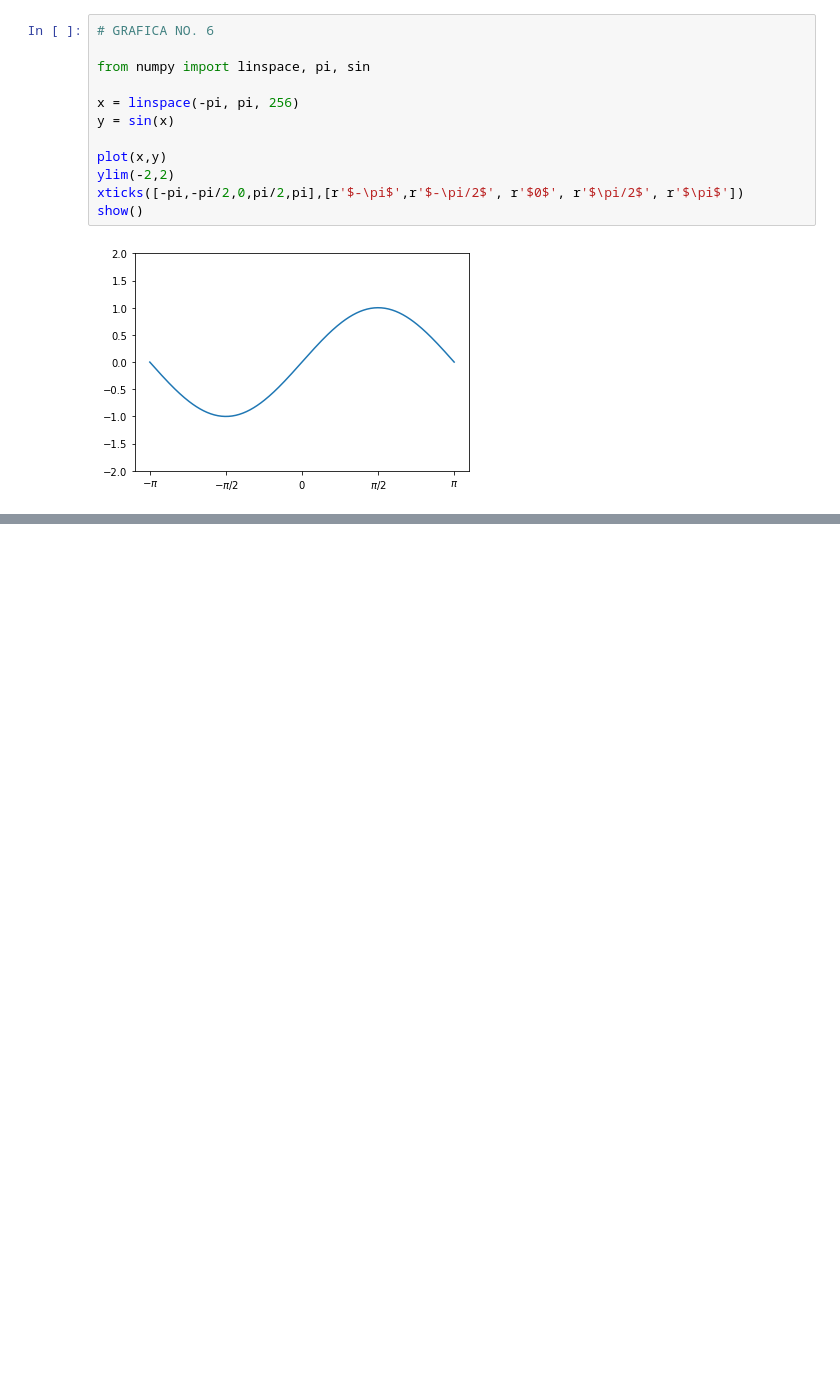
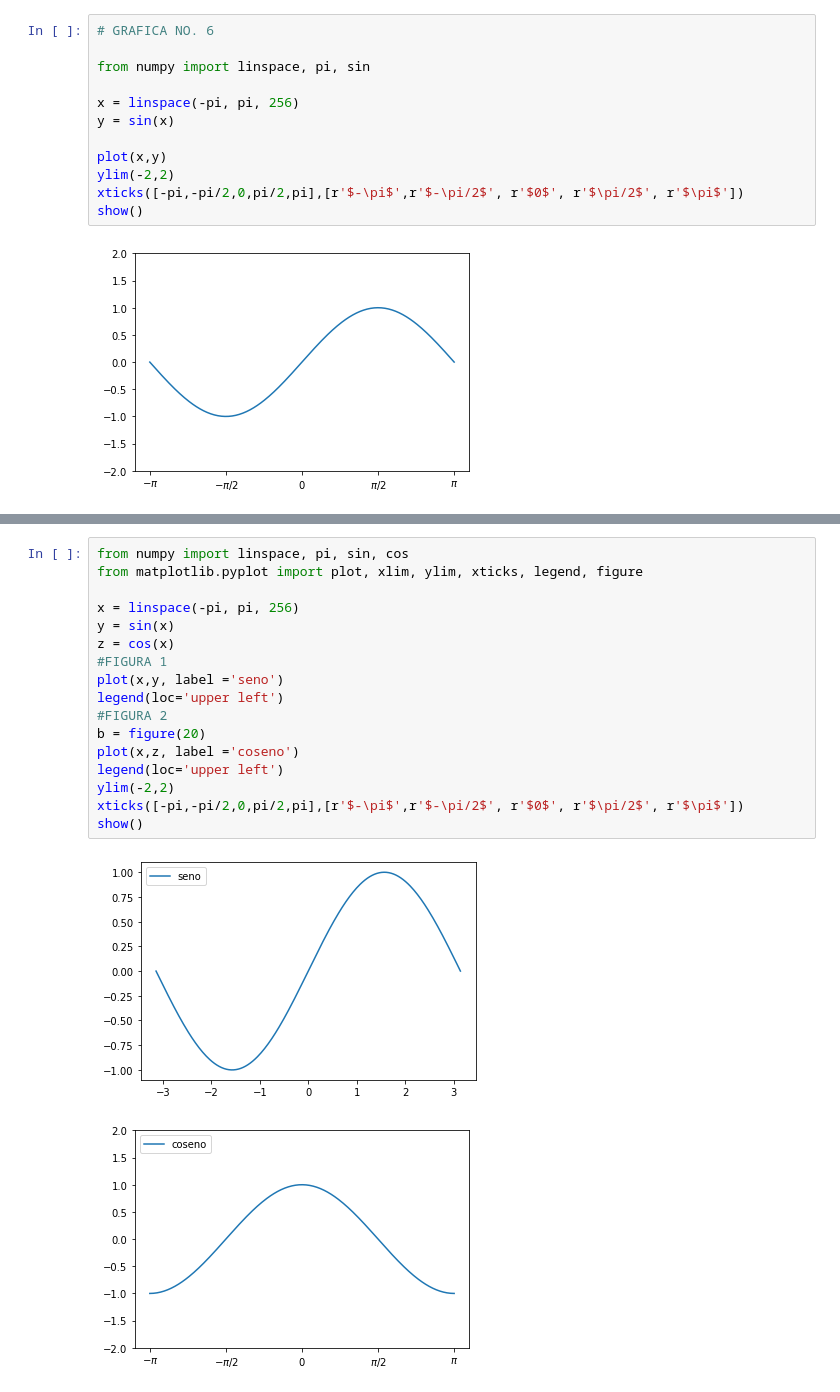
Before and after one commit to mafe230604/graficas_python, a Jupyter notebook: graficas_python.ipynb, the cells around one changed output, grey strips where cells are left out. Saved outputs shown, nothing was run; the diff lists cells and outputs as text; blank space fills up the shorter version.

```diff
--- a/graficas_python.ipynb
+++ b/graficas_python.ipynb
@@ -80,0 +96,20 @@ show()
+# %%
+from numpy import linspace, pi, sin, cos
+from matplotlib.pyplot import plot, xlim, ylim, xticks, legend, figure
+
+x = linspace(-pi, pi, 256)
+y = sin(x)
+z = cos(x)
+#FIGURA 1
+plot(x,y, label ='seno')
+legend(loc='upper left')
+#FIGURA 2
+b = figure(20)
+plot(x,z, label ='coseno')
+legend(loc='upper left')
+ylim(-2,2)
+xticks([-pi,-pi/2,0,pi/2,pi],[r'$-\pi$',r'$-\pi/2$', r'$0$', r'$\pi/2$', r'$\pi$'])
+show()
+# %% [output]
+[figure, added]
+[figure, added]
```
Also changed, not shown: parts of 2 cells of this notebook.
